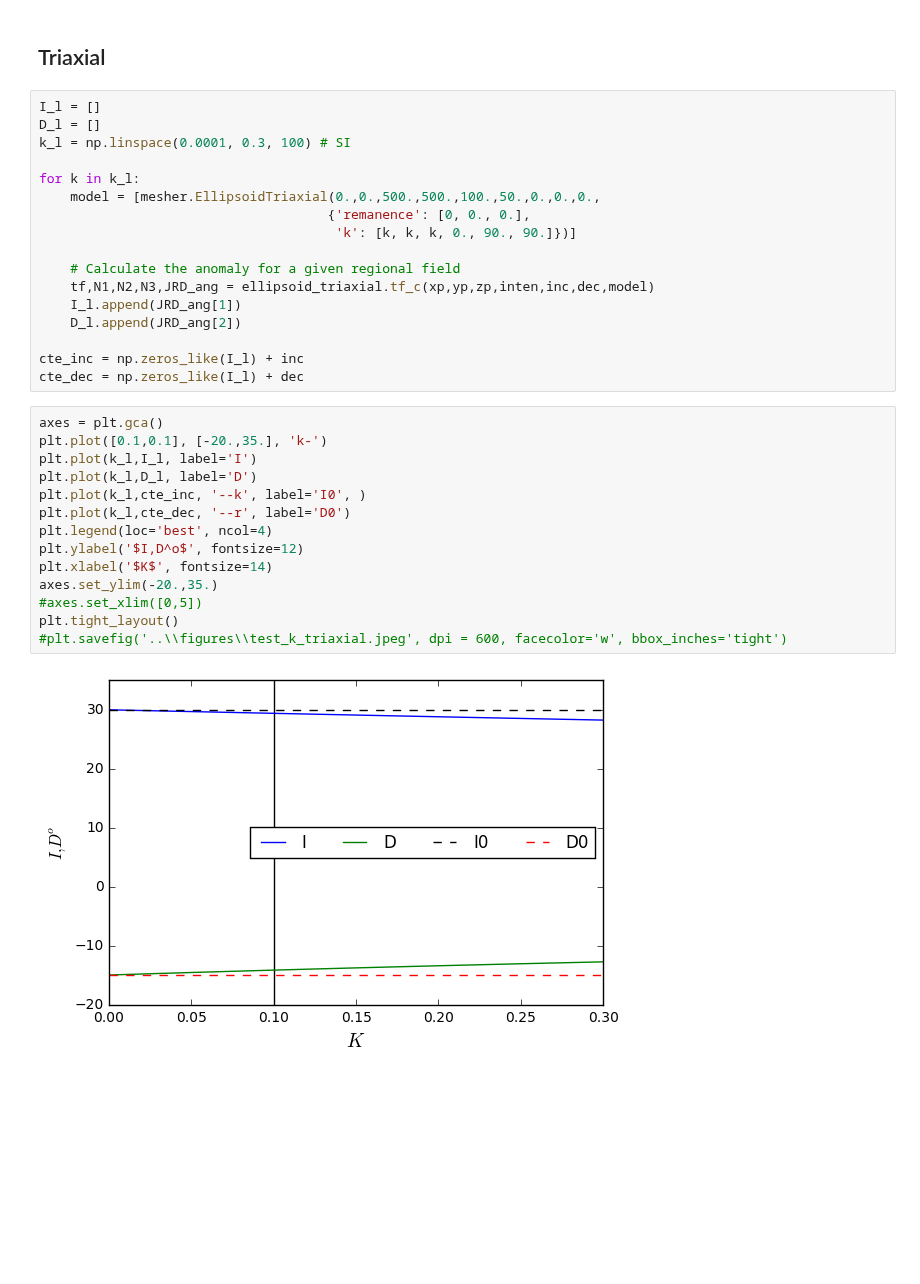
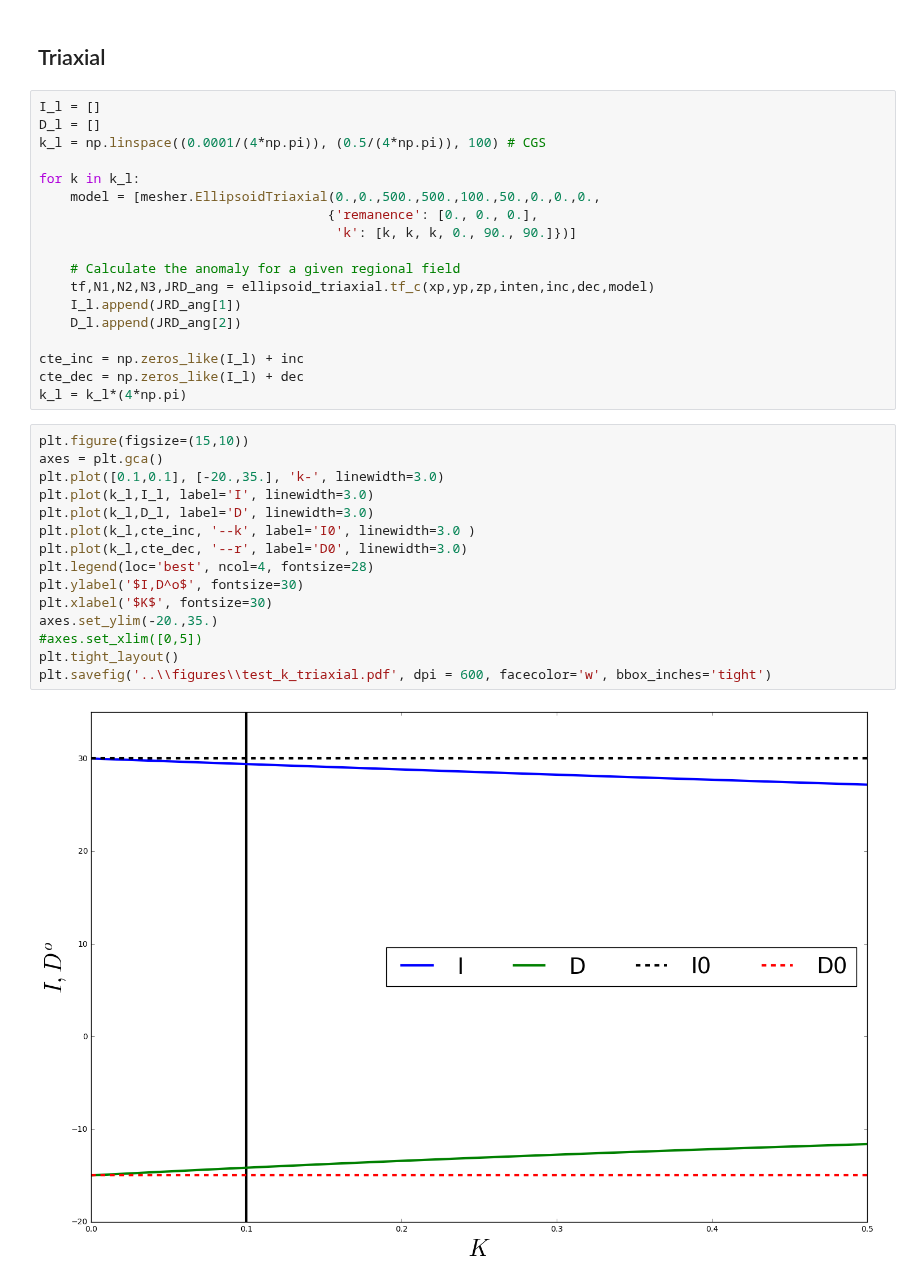
Before and after one commit to DiegoTaka/paper-magnetic-elipsoid, a Jupyter notebook: code/Teste_K_iso.ipynb, the cells around one changed output. Drawn from its saved outputs; the diff is of its cells as text; blank space fills up the shorter version.

```diff
--- a/code/Teste_K_iso.ipynb
+++ b/code/Teste_K_iso.ipynb
@@ -21,11 +21,11 @@ xp, yp, zp = gridder.regular(area, shape, z=0)
 # %%
 I_l = []
 D_l = []
-k_l = np.linspace(0.0001, 0.3, 100) # SI
+k_l = np.linspace((0.0001/(4*np.pi)), (0.5/(4*np.pi)), 100) # CGS
 
 for k in k_l:
     model = [mesher.EllipsoidTriaxial(0.,0.,500.,500.,100.,50.,0.,0.,0.,
-                                     {'remanence': [0, 0., 0.],
+                                     {'remanence': [0., 0., 0.],
                                       'k': [k, k, k, 0., 90., 90.]})]
 
     # Calculate the anomaly for a given regional field
@@ -35,19 +35,21 @@ for k in k_l:
 
 cte_inc = np.zeros_like(I_l) + inc
 cte_dec = np.zeros_like(I_l) + dec
+k_l = k_l*(4*np.pi)
 # %%
+plt.figure(figsize=(15,10))
 axes = plt.gca()
-plt.plot([0.1,0.1], [-20.,35.], 'k-')
-plt.plot(k_l,I_l, label='I')
-plt.plot(k_l,D_l, label='D')
-plt.plot(k_l,cte_inc, '--k', label='I0', )
-plt.plot(k_l,cte_dec, '--r', label='D0')
-plt.legend(loc='best', ncol=4)
-plt.ylabel('$I,D^o$', fontsize=12)
-plt.xlabel('$K$', fontsize=14)
+plt.plot([0.1,0.1], [-20.,35.], 'k-', linewidth=3.0)
+plt.plot(k_l,I_l, label='I', linewidth=3.0)
+plt.plot(k_l,D_l, label='D', linewidth=3.0)
+plt.plot(k_l,cte_inc, '--k', label='I0', linewidth=3.0 )
+plt.plot(k_l,cte_dec, '--r', label='D0', linewidth=3.0)
+plt.legend(loc='best', ncol=4, fontsize=28)
+plt.ylabel('$I,D^o$', fontsize=30)
+plt.xlabel('$K$', fontsize=30)
 axes.set_ylim(-20.,35.)
 #axes.set_xlim([0,5])
 plt.tight_layout()
-#plt.savefig('..\\figures\\test_k_triaxial.jpeg', dpi = 600, facecolor='w', bbox_inches='tight')
+plt.savefig('..\\figures\\test_k_triaxial.pdf', dpi = 600, facecolor='w', bbox_inches='tight')
 # %% [output]
-[figure, old version]
+[figure, new version]
```
Also changed, not shown: 10 other files.
